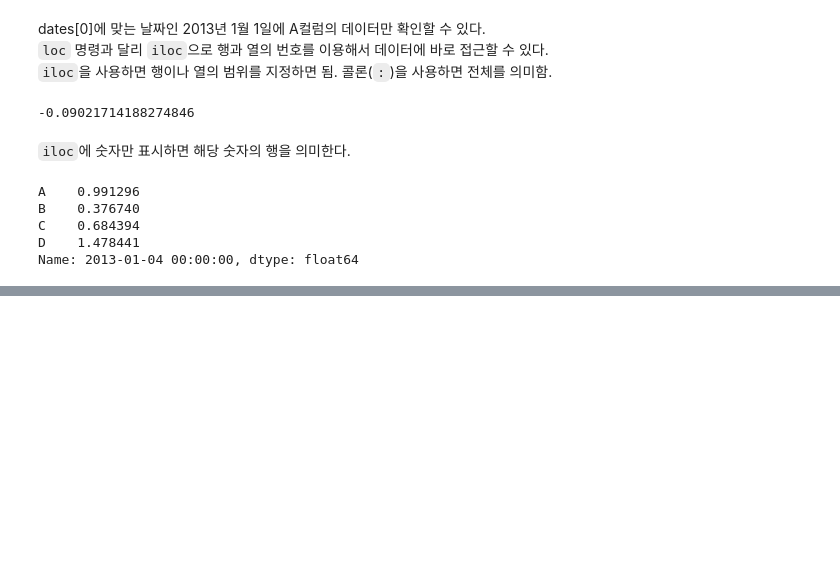
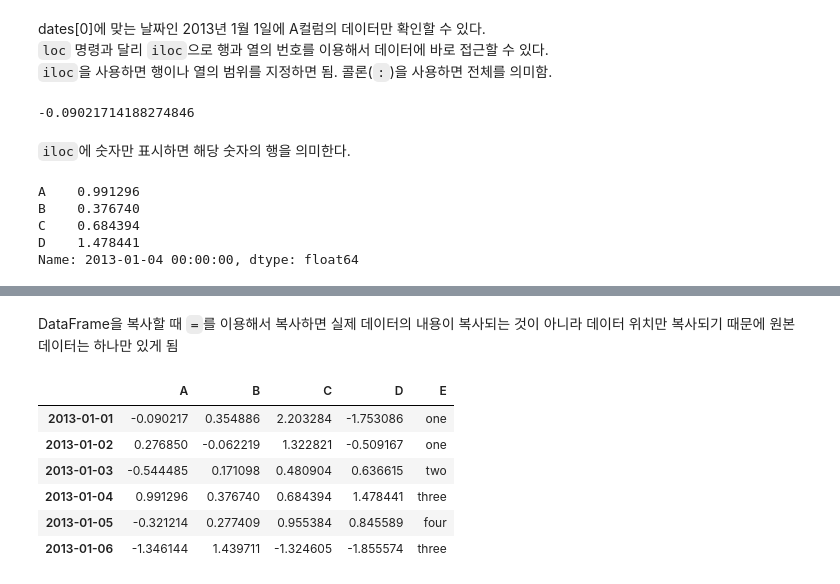
Before and after one commit to KimDoKy/DataScience, a Jupyter notebook: source_code/chap1. Basic of Python, Pandas and Matplotlib via analysis of CCTV in Seoul.ipynb, the cells around one changed output, grey strips where cells are left out. Cells and saved outputs as stored; diff of their text form; code cells hidden in the pictures; blank space fills up the shorter version.

```diff
--- a/source_code/chap1. Basic of Python, Pandas and Matplotlib via analysis of CCTV in Seoul.ipynb
+++ b/source_code/chap1. Basic of Python, Pandas and Matplotlib via analysis of CCTV in Seoul.ipynb
@@ -315,0 +379,17 @@ Name: 2013-01-04 00:00:00, dtype: float64
+# %% [markdown]
+DataFrame을 복사할 때 `=`를 이용해서 복사하면 실제 데이터의 내용이 복사되는 것이 아니라 데이터 위치만 복사되기 때문에 원본 데이터는 하나만 있게 됨
+# %%
+# 데이터의 내용까지 복사하라는 지령은 copy() 옵션을 붙이면 된다.
+df2 = df.copy()
+# %%
+# DataFrame에서 새로운 컬럼을 추가
+df2['E'] = ['one','one','two','three','four','three']
+df2
+# %% [output]
+|  | A | B | C | D | E |
+| 2013-01-01 | -0.090217 | 0.354886 | 2.203284 | -1.753086 | one |
+| 2013-01-02 | 0.276850 | -0.062219 | 1.322821 | -0.509167 | one |
+| 2013-01-03 | -0.544485 | 0.171098 | 0.480904 | 0.636615 | two |
+| 2013-01-04 | 0.991296 | 0.376740 | 0.684394 | 1.478441 | three |
+| 2013-01-05 | -0.321214 | 0.277409 | 0.955384 | 0.845589 | four |
+| 2013-01-06 | -1.346144 | 1.439711 | -1.324605 | -1.855574 | three |
```
Also changed, not shown: parts of 16 cells of this notebook.
